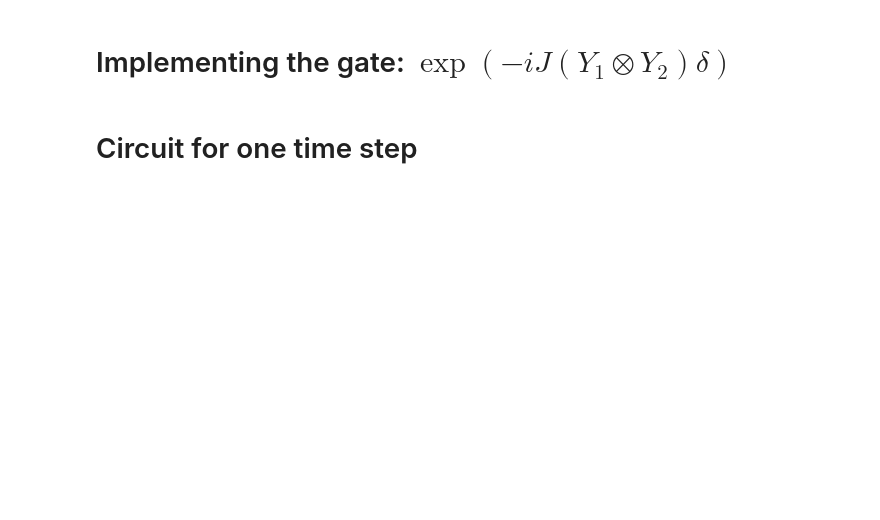
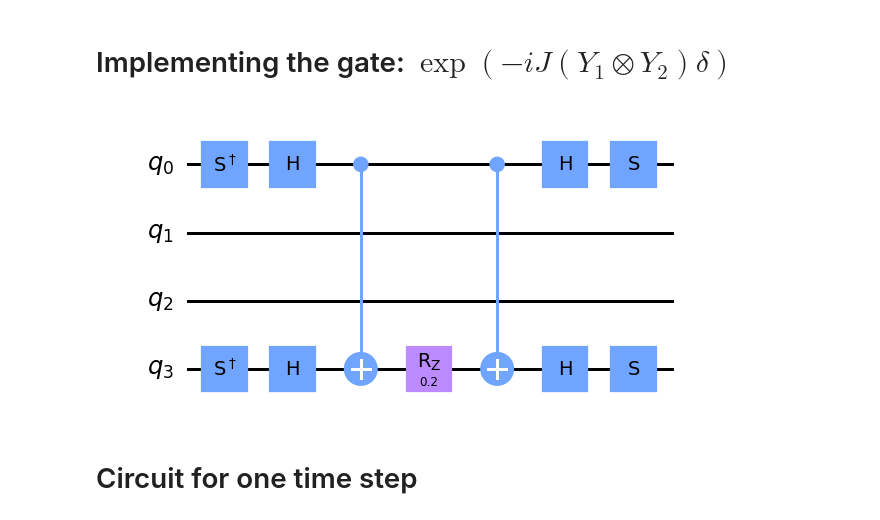
Before and after one commit to psasanka1729/hamiltonian_evolution_heisenberg_model, a Jupyter notebook: Hamiltonian_simulation_Heisenberg_model_qiskit.ipynb, the cells around one changed output. Saved outputs shown, nothing was run; the diff lists cells and outputs as text; code cells hidden in the pictures; blank space fills up the shorter version.

```diff
--- a/Hamiltonian_simulation_Heisenberg_model_qiskit.ipynb
+++ b/Hamiltonian_simulation_Heisenberg_model_qiskit.ipynb
@@ -41,18 +47,21 @@ def xx_circuit(qubit_0,qubit_1,delta):
 # %%
 def yy_circuit(qubit_0,qubit_1,delta):
     qc_yy = QuantumCircuit(L)
     qc_yy.sdg(qubit_0)
     qc_yy.sdg(qubit_1)
     qc_yy.h(qubit_0)
     qc_yy.h(qubit_1)
     qc_yy.cx(qubit_0,qubit_1)
     qc_yy.rz(2*delta,qubit_1)
     qc_yy.cx(qubit_0,qubit_1)
     qc_yy.h(qubit_0)
     qc_yy.h(qubit_1)
     qc_yy.s(qubit_0)
     qc_yy.s(qubit_1)
     return qc_yy#.draw("mpl",scale=1.5)
+yy_circuit(0,3,0.1).draw("mpl",scale=1.5)
+# %% [output]
+[figure, added]
 # %% [markdown]
 # Circuit for one time step
 # %%
```
Also changed, not shown: parts of 3 cells of this notebook.
